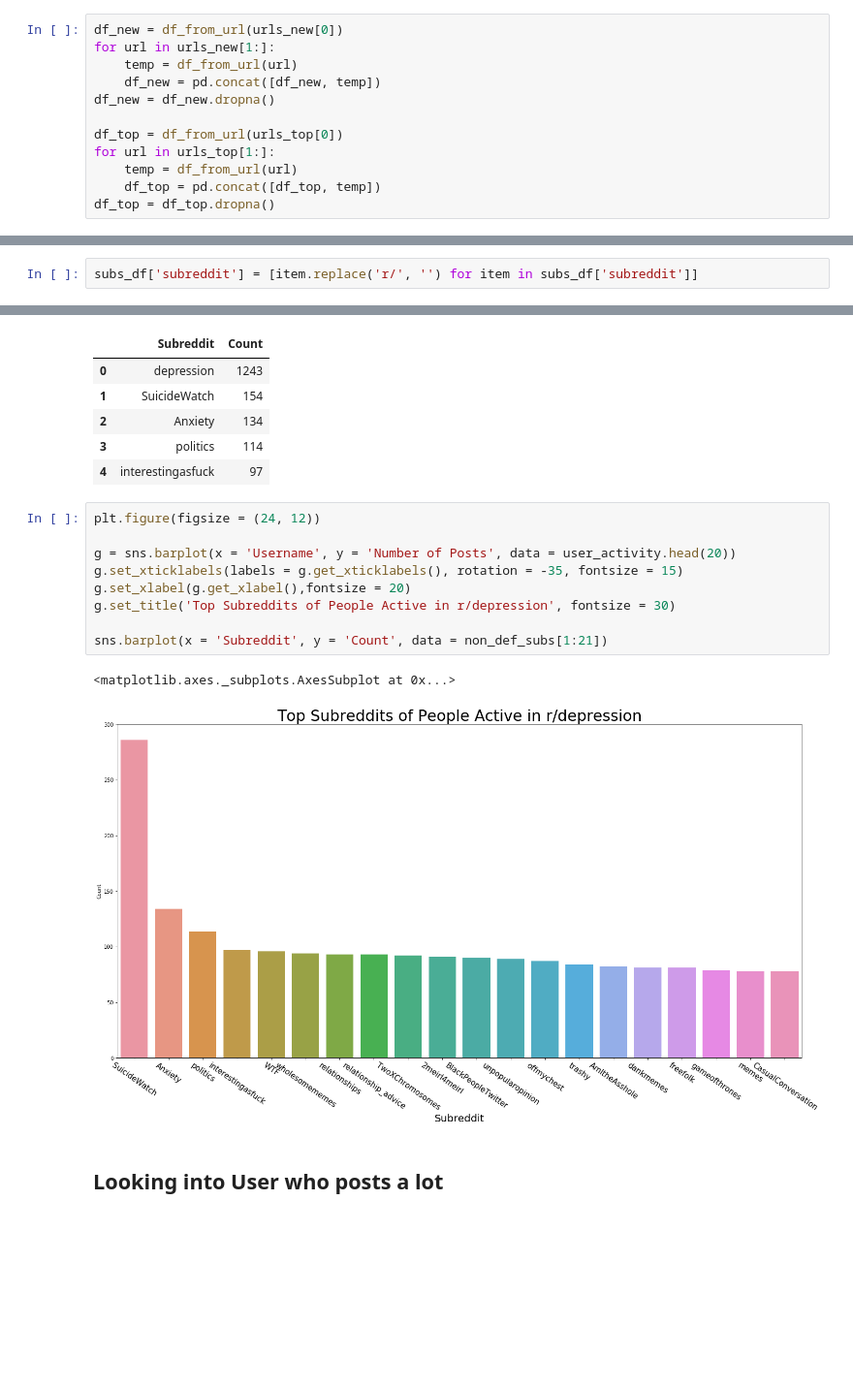
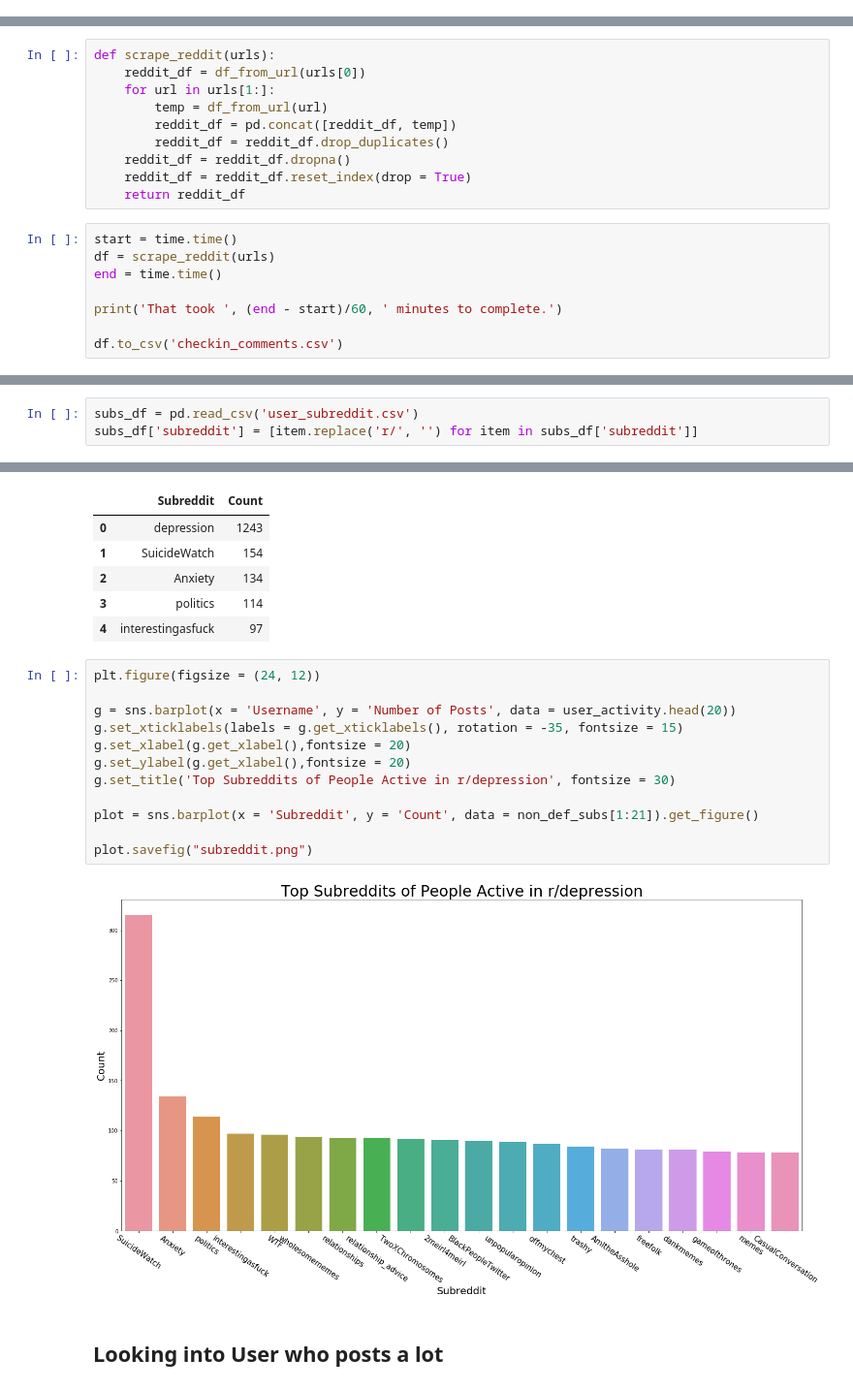
Before and after one commit to andy-alba/Analyzing-Mental-Health-in-America, a Jupyter notebook: AndyA_Analysis.ipynb, the cells around one changed output, grey strips where cells are left out. Shown at 97% size. Saved outputs shown, nothing was run; the diff lists cells and outputs as text; blank space fills up the shorter version.

```diff
--- a/AndyA_Analysis.ipynb
+++ b/AndyA_Analysis.ipynb
@@ -560,12 +544,0 @@ urls_top
-# %%
-df_new = df_from_url(urls_new[0])
-for url in urls_new[1:]:
-    temp = df_from_url(url)
-    df_new = pd.concat([df_new, temp])
-df_new = df_new.dropna()
-
-df_top = df_from_url(urls_top[0])
-for url in urls_top[1:]:
-    temp = df_from_url(url)
-    df_top = pd.concat([df_top, temp])
-df_top = df_top.dropna()
@@ -596,0 +545,18 @@ df.to_csv('checkin_comments.csv')
+# %%
+def scrape_reddit(urls):
+    reddit_df = df_from_url(urls[0])
+    for url in urls[1:]:
+        temp = df_from_url(url)
+        reddit_df = pd.concat([reddit_df, temp])
+        reddit_df = reddit_df.drop_duplicates()
+    reddit_df = reddit_df.dropna()
+    reddit_df = reddit_df.reset_index(drop = True)
+    return reddit_df
+# %%
+start = time.time()
+df = scrape_reddit(urls)
+end = time.time()
+
+print('That took ', (end - start)/60, ' minutes to complete.')
+
+df.to_csv('checkin_comments.csv')
@@ -987,4 +915,5 @@ subs_df.tail()
 | 35481 | ohmagarsh | greysanatomy |
 | 35482 | ohmagarsh | IDontWorkHereLady |
 # %%
+subs_df = pd.read_csv('user_subreddit.csv')
 subs_df['subreddit'] = [item.replace('r/', '') for item in subs_df['subreddit']]
@@ -1158,15 +1055,17 @@ non_def_subs.head()
 # %%
 plt.figure(figsize = (24, 12))
 
 g = sns.barplot(x = 'Username', y = 'Number of Posts', data = user_activity.head(20))
 g.set_xticklabels(labels = g.get_xticklabels(), rotation = -35, fontsize = 15)
 g.set_xlabel(g.get_xlabel(),fontsize = 20)
+g.set_ylabel(g.get_xlabel(),fontsize = 20)
 g.set_title('Top Subreddits of People Active in r/depression', fontsize = 30)
 
-sns.barplot(x = 'Subreddit', y = 'Count', data = non_def_subs[1:21])
+plot = sns.barplot(x = 'Subreddit', y = 'Count', data = non_def_subs[1:21]).get_figure()
+
+plot.savefig("subreddit.png")
 # %% [output]
-<matplotlib.axes._subplots.AxesSubplot at 0x...>
-[figure, old version]
+[figure, new version]
 # %% [markdown]
 ## Looking into User who posts a lot
 # %%
```
Also changed, not shown: parts of 81 cells of this notebook.
